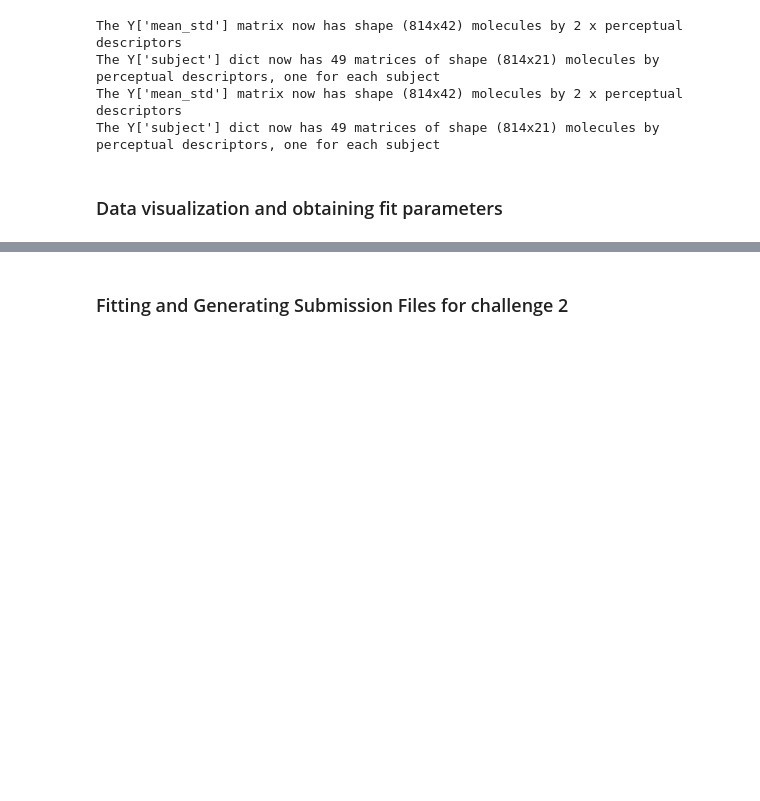
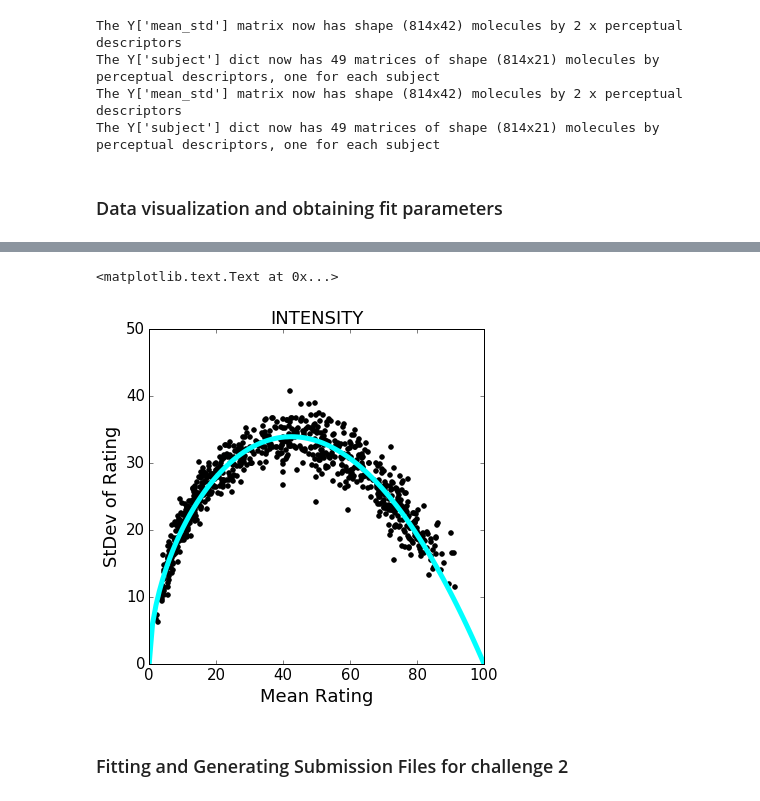
Before and after one commit to dream-olfaction/olfaction-prediction, a Jupyter notebook: opc_python/gerkin/collaborative.ipynb, the cells around one changed output, grey strips where cells are left out. Drawn from its saved outputs; the diff is of its cells as text; code cells hidden in the pictures; blank space fills up the shorter version.

```diff
--- a/opc_python/gerkin/collaborative.ipynb
+++ b/opc_python/gerkin/collaborative.ipynb
@@ -250,3 +288,20 @@ plt.tight_layout()
+# %%
+plt.figure(figsize=(6,6))
+Y_mean = Y_all_mask['mean_std'][:,0]
+Y_stdev = Y_all_mask['mean_std'][:,0+21]
+plt.scatter(Y_mean,Y_stdev,color='black')
+plt.xlabel('Mean Rating',size=18)
+plt.ylabel('StDev of Rating',size=18)
+plt.xticks(np.arange(0,101,20),size=15)
+plt.yticks(np.arange(0,51,10),size=15)
+plt.xlim(0,100)
+plt.ylim(0,50)
+res = minimize(sse, x, args=(Y_mean,Y_stdev), method='L-BFGS-B')
+plt.plot(x_,f_transformation(x_, k0=res.x[0], k1=res.x[1]),color='cyan',linewidth=5)
+plt.title('INTENSITY',size=18)
+# %% [output]
+<matplotlib.text.Text at 0x...>
+[figure, added]
 # %%
 # Load optimal parameters (obtained from extensive cross-validation).
 cols = range(42)
```
Also changed, not shown: parts of 4 cells of this notebook, 2 other files.
